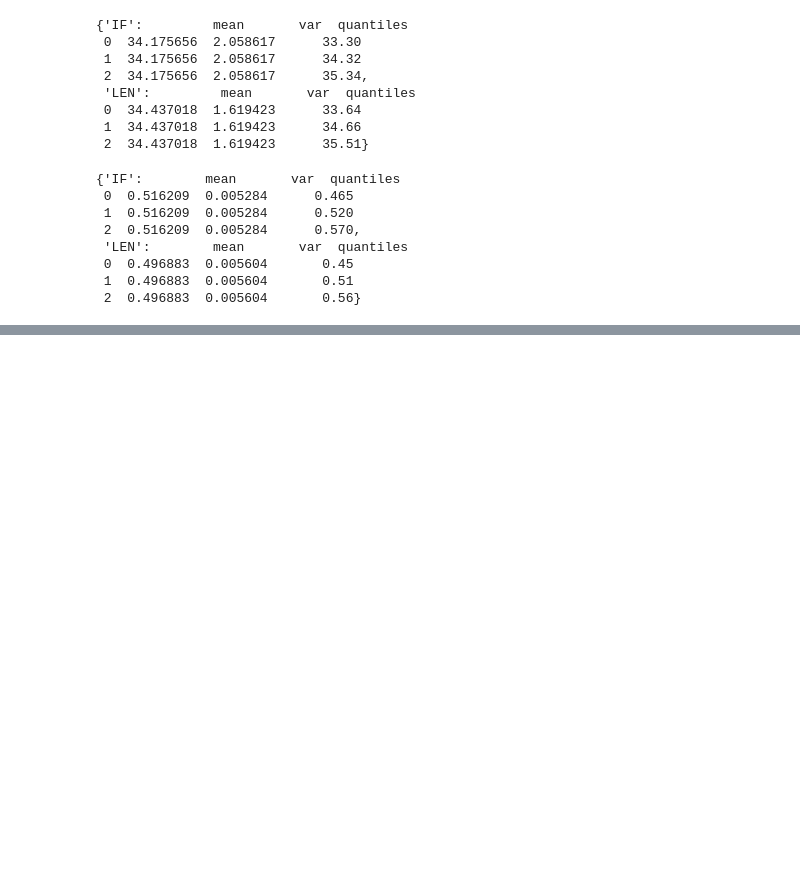
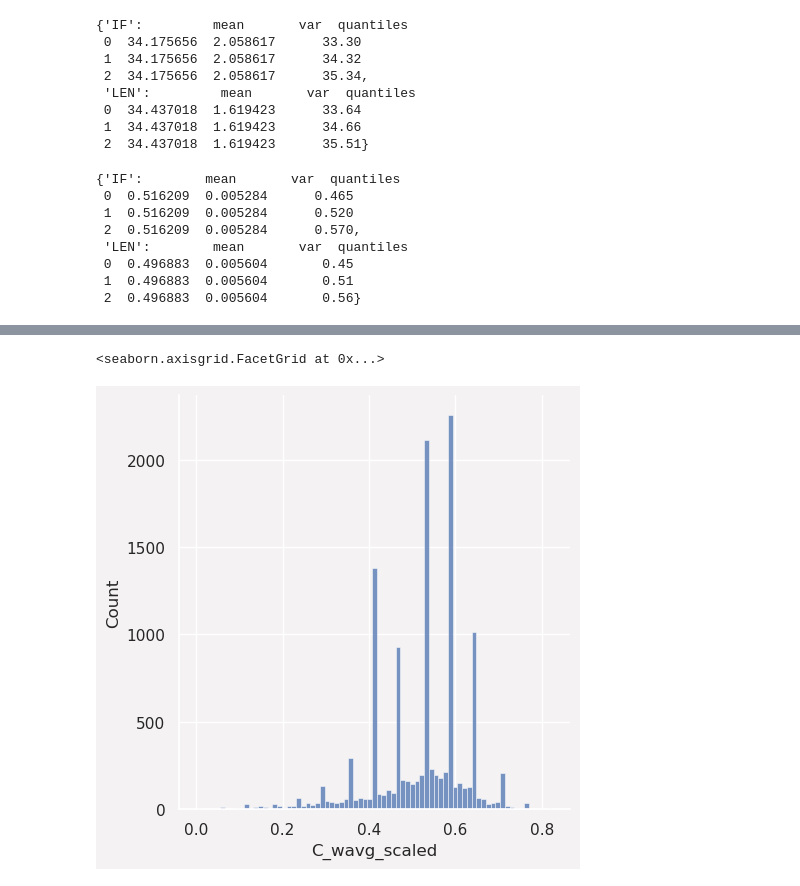
Before and after one commit to datagora-erasme/itineraire_fraicheur, a Jupyter notebook: backend/score_calculation_it/analyse_pipeline_new.ipynb, the cells around one changed output, grey strips where cells are left out. Drawn from its saved outputs; the diff is of its cells as text; code cells hidden in the pictures; blank space fills up the shorter version.

```diff
--- a/backend/score_calculation_it/analyse_pipeline_new.ipynb
+++ b/backend/score_calculation_it/analyse_pipeline_new.ipynb
@@ -291,0 +23,2 @@ def gain_compare_key(key, column, hour=False):
+# %%
+edges_all_prop = gpd.read_file("./output_data/analyse/edges_all_prop.gpkg")
@@ -459,0 +682,2 @@ Gain mean :  -3.2225398773006133
+# %%
+dataset_temp_10 = gpd.read_file("./output_data/analyse/P0_01O0_01At0_01Ar0_01C10E0_01Ca0_01/13h/dataset_P0_01O0_01At0_01Ar0_01C10E0_01Ca0_01.gpkg")
@@ -459,0 +692,14 @@ Gain mean :  -3.2225398773006133
+# %%
+edges_all_prop = edges_all_prop.reset_index()
+edges_all_prop = edges_all_prop.set_index(["uniqId"])
+dataset_temp_10 = dataset_temp_10.reset_index()
+dataset_temp_10 = dataset_temp_10.set_index(["uniqId"])
+# %%
+edges_all_prop_sample = edges_all_prop.loc[list(set(dataset_temp_10.index.to_list()))]
+# edges_all_prop_sample["C_wavg_scaled"] = edges_all_prop_sample["C_wavg_scaled"]
+edges_all_prop_sample["C_wavg"] = temp_scaler.inverse_transform(edges_all_prop_sample[["C_wavg_scaled"]])
+# %%
+sns.displot(edges_all_prop_sample["C_wavg_scaled"])
+# %% [output]
+<seaborn.axisgrid.FacetGrid at 0x...>
+[figure, added]
```
Also changed, not shown: parts of 73 cells of this notebook, 4 other files.
